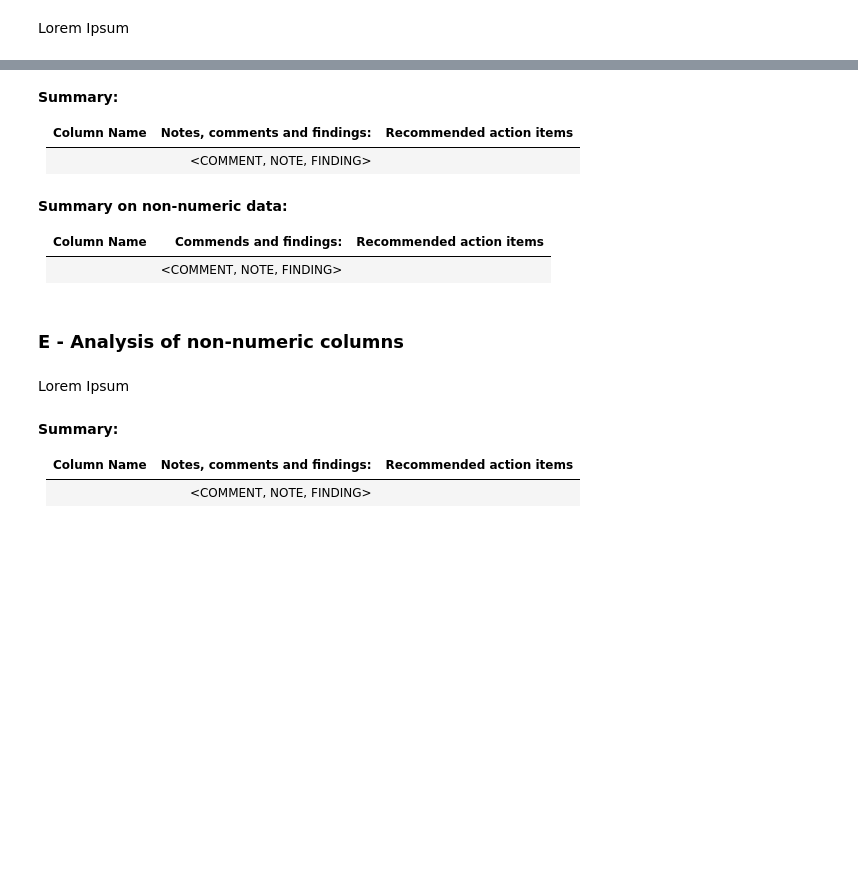
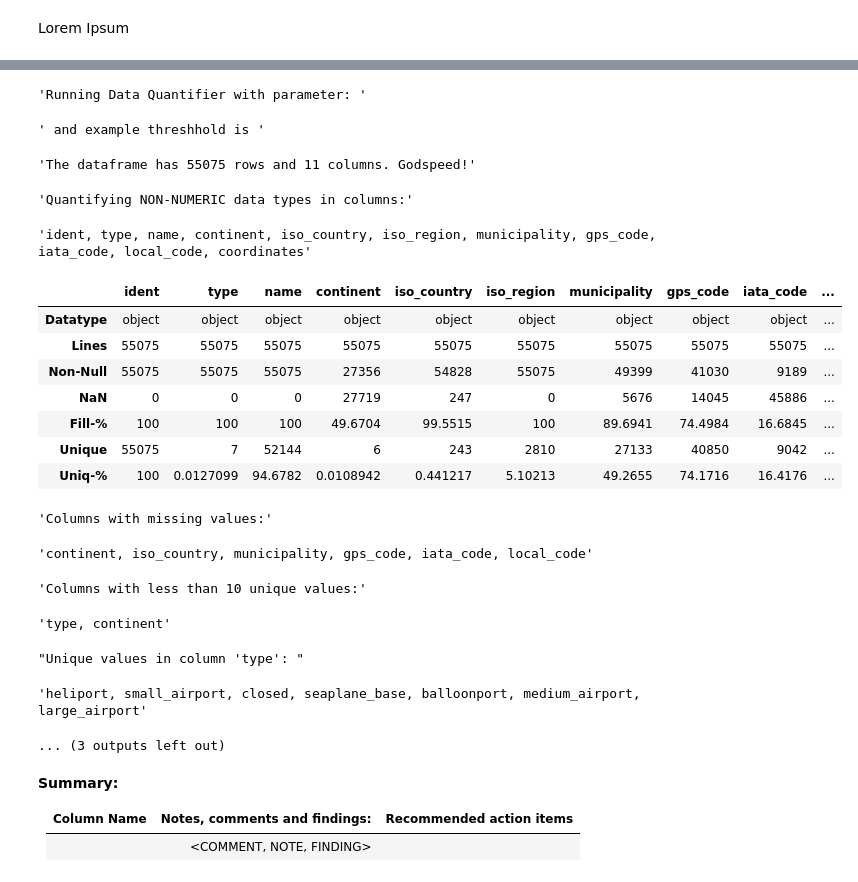
Before and after one commit to StefanSchindewolf/Udac-Capstone, a Jupyter notebook: 01_Main-Project-Notebook.ipynb, the cells around one changed output, grey strips where cells are left out. Cells and saved outputs as stored; diff of their text form; code cells hidden in the pictures; blank space fills up the shorter version.

```diff
--- a/01_Main-Project-Notebook.ipynb
+++ b/01_Main-Project-Notebook.ipynb
@@ -428,0 +558,3 @@ Lorem Ipsum
+# %%
+fname = 'airport-codes_csv.csv'
+airport_df = read_csv_print(fname, ',')
@@ -510,19 +614,26 @@ summarize_data(df, 'numbers')
-# %% [markdown]
-**Summary:**
-
-| **Column Name** | **Notes, comments and findings:**                  | **Recommended action items** |
-|------------|--------------------------------------------------|----------------------------|
-| <FELD> | <COMMENT, NOTE, FINDING> | <ACTION>
-# %% [markdown]
-**Summary on non-numeric data:**
-
-| **Column Name** | **Commends and findings:**                  | **Recommended action items** |
-|------------|--------------------------------------------------|----------------------------|
-| <FELD> | <COMMENT, NOTE, FINDING> | <ACTION>
-# %% [markdown]
-### E - Analysis of non-numeric columns
-# %% [markdown]
-Lorem Ipsum
+# %%
+summarize_data(airport_df, 'objects')
+# %% [output]
+'Running Data Quantifier with parameter: '
+' and example threshhold is '
+'The dataframe has 55075 rows and 11 columns. Godspeed!'
+'Quantifying NON-NUMERIC data types in columns:'
+'ident, type, name, continent, iso_country, iso_region, municipality, gps_code, iata_code, local_code, coordinates'
+|  | ident | type | name | continent | iso_country | iso_region | municipality | gps_code | iata_code | ... |
+| Datatype | object | object | object | object | object | object | object | object | object | ... |
+| Lines | 55075 | 55075 | 55075 | 55075 | 55075 | 55075 | 55075 | 55075 | 55075 | ... |
+| Non-Null | 55075 | 55075 | 55075 | 27356 | 54828 | 55075 | 49399 | 41030 | 9189 | ... |
+| NaN | 0 | 0 | 0 | 27719 | 247 | 0 | 5676 | 14045 | 45886 | ... |
+| Fill-% | 100 | 100 | 100 | 49.6704 | 99.5515 | 100 | 89.6941 | 74.4984 | 16.6845 | ... |
+| Unique | 55075 | 7 | 52144 | 6 | 243 | 2810 | 27133 | 40850 | 9042 | ... |
+| Uniq-% | 100 | 0.0127099 | 94.6782 | 0.0108942 | 0.441217 | 5.10213 | 49.2655 | 74.1716 | 16.4176 | ... |
+'Columns with missing values:'
+'continent, iso_country, municipality, gps_code, iata_code, local_code'
+'Columns with less than 10 unique values:'
+'type, continent'
+"Unique values in column 'type': "
+'heliport, small_airport, closed, seaplane_base, balloonport, medium_airport, large_airport'
+... (3 outputs left out)
 # %% [markdown]
 **Summary:**
 
```
Also changed, not shown: parts of 71 cells of this notebook.
